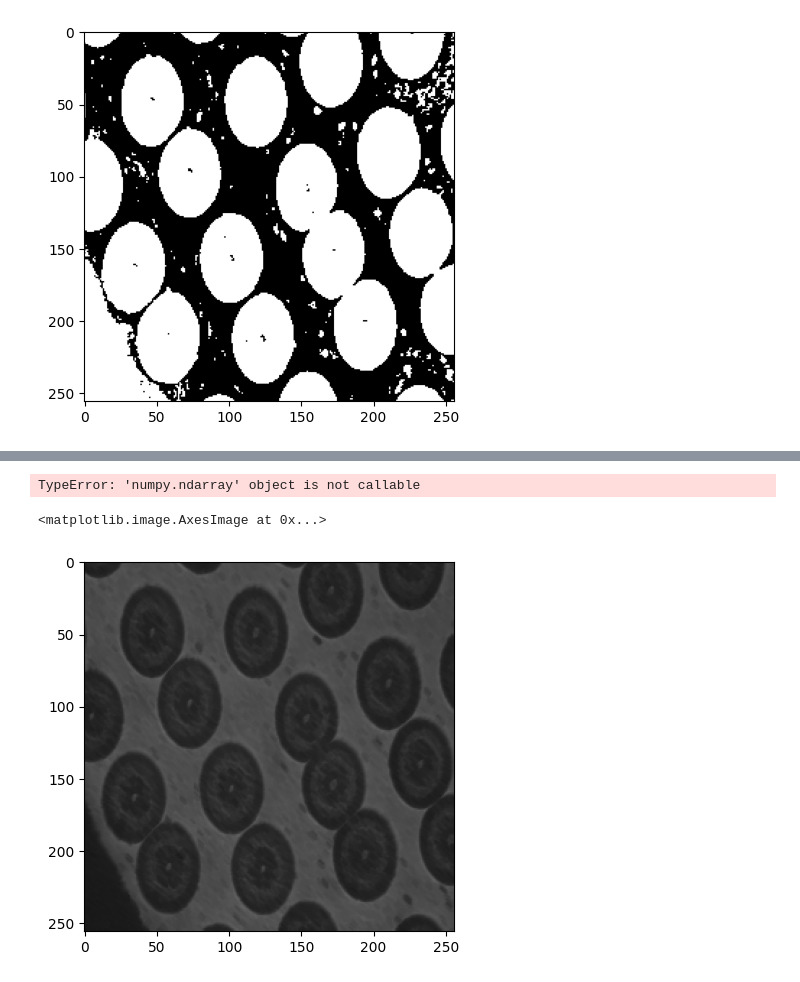
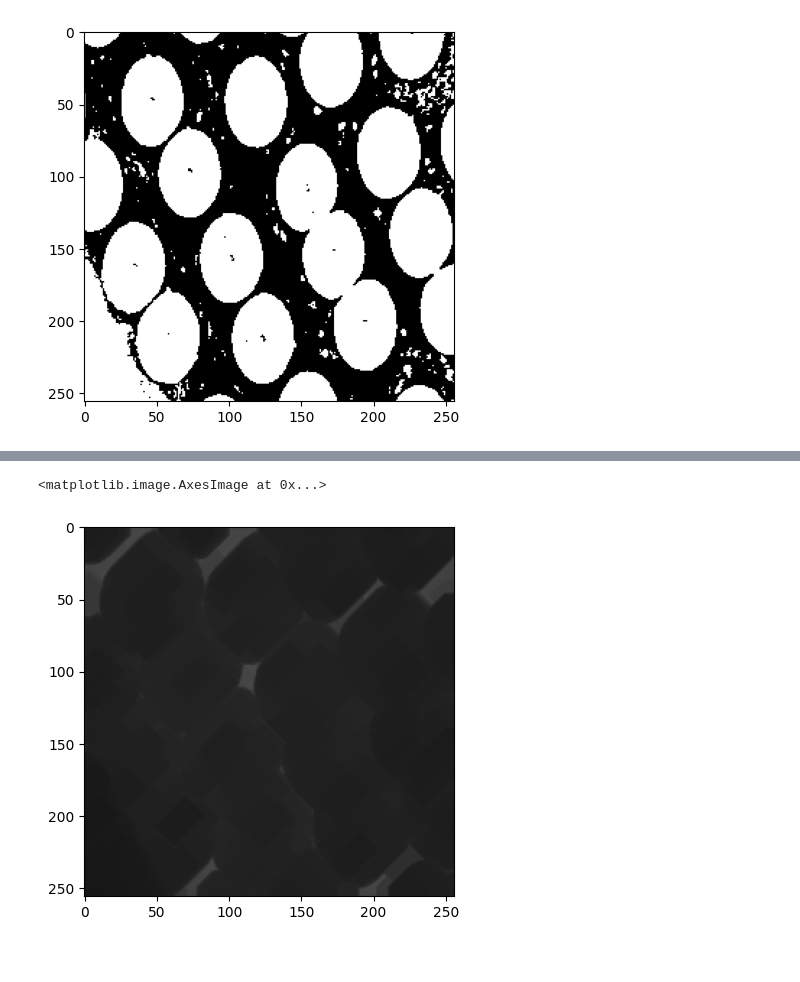
Before and after one commit to pukinidev/TalleresImagenes, a Jupyter notebook: Taller5/4. Etiquetado de objetos.ipynb, the cells around one changed output, grey strips where cells are left out. Drawn from its saved outputs; the diff is of its cells as text; code cells hidden in the pictures.

```diff
--- a/Taller5/4. Etiquetado de objetos.ipynb
+++ b/Taller5/4. Etiquetado de objetos.ipynb
@@ -32,15 +37,10 @@ dilated = dilation(negative, cross_mask)
 # %%
-# mascaras oblicuas
-k1 = np.array([[1, 0, 0], [0, 1, 0], [0, 0, 1]], dtype=np.uint8)
-k2 = np.array([[0, 0, 1], [0, 1, 0], [1, 0, 0]], dtype=np.uint8)
+mascara_ortogonal = np.array([[1, 0, 0], [0, 1, 0], [0, 0, 1]], dtype=np.uint8)
+linea_obliqua = np.array([[0, 0, 1], [0, 1, 0], [1, 0, 0]], dtype=np.uint8)
 
-iterations = 10
-for i in range(iterations):
-    erosion = erosion(sic_image, k1)
+erosion_image = erosion(sic_image, footprint=[(linea_obliqua , 10), (mascara_ortogonal, 6)])
-# %% [output]
-TypeError: 'numpy.ndarray' object is not callable
 # %%
-plt.imshow(erosion, cmap='gray', vmin=0, vmax=255)
+plt.imshow(erosion_image, cmap='gray', vmin=0, vmax=255)
 # %% [output]
 <matplotlib.image.AxesImage at 0x...>
-[figure, old version]
+[figure, new version]
```
Also changed, not shown: parts of 7 cells of this notebook, 2 other files.
